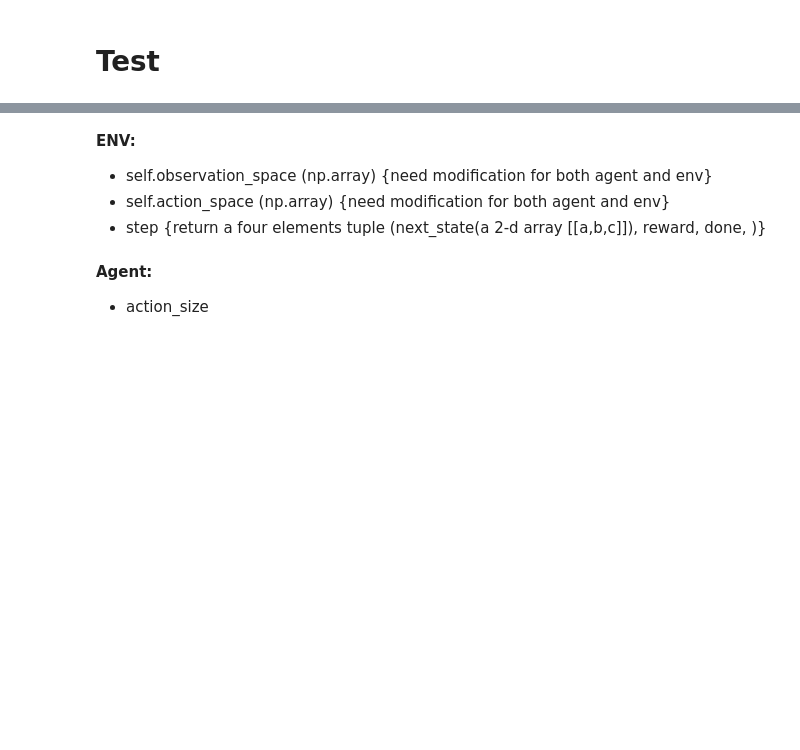
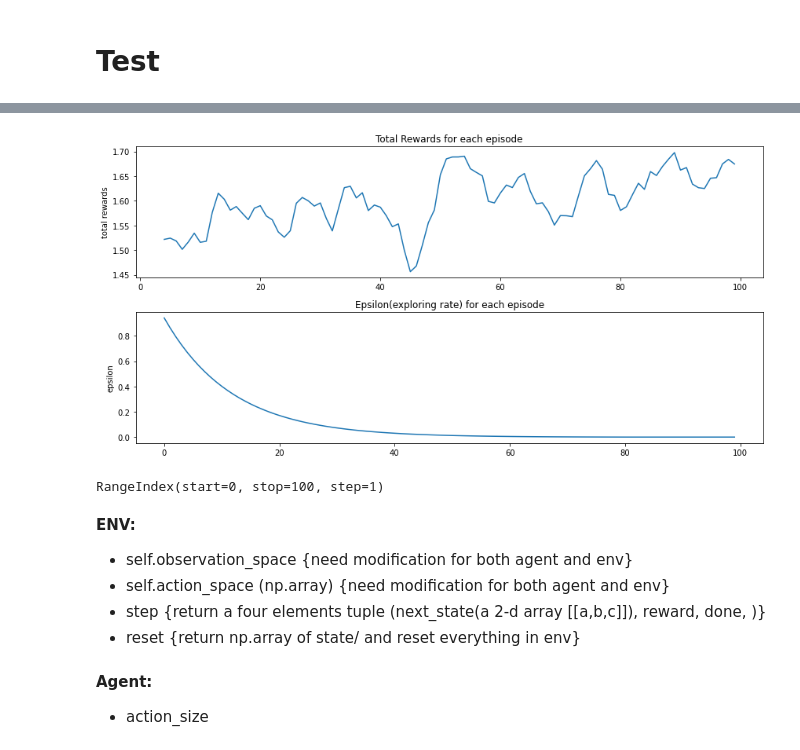
Before and after one commit to ChengLuFred/Portfolio-Selection-via-TBN, a Jupyter notebook: supplement/Lab_6_Deep_Q_Network.ipynb, the cells around one changed output, grey strips where cells are left out. Drawn from its saved outputs; the diff is of its cells as text; code cells hidden in the pictures; blank space fills up the shorter version.

```diff
--- a/supplement/Lab_6_Deep_Q_Network.ipynb
+++ b/supplement/Lab_6_Deep_Q_Network.ipynb
@@ -260,8 +376,31 @@ Discrete(2)
+# %%
+df = pd.DataFrame(history, columns =["episode", "total_time","epsilon",'reward'])
+df.set_index("episode")
+figs, axs = plt.subplots(nrows=2, ncols=1, figsize=(12, 6))
+
+axs[0].set_title('Total Rewards for each episode')
+axs[0].plot(df.index, df['reward'].rolling(5).mean())
+axs[0].set_ylabel('total rewards')
+
+axs[1].set_title('Epsilon(exploring rate) for each episode')
+axs[1].plot(df.index, df['epsilon'])
+axs[1].set_ylabel('epsilon')
+
+plt.tight_layout()
+# figs.savefig('picture/response_variable.jpg')
+plt.show()
+# %% [output]
+[figure, added]
+# %%
+df.index
+# %% [output]
+RangeIndex(start=0, stop=100, step=1)
 # %% [markdown]
 **ENV:**
-- self.observation_space (np.array) {need modification for both agent and env}
+- self.observation_space  {need modification for both agent and env}
 - self.action_space (np.array) {need modification for both agent and env}
-- step {return a four elements tuple (next_state(a 2-d array [[a,b,c]]), reward, done, )}
+- step {return a four elements tuple (next_state(a 2-d array \[[a,b,c]\]), reward, done, )}
+- reset {return np.array of state/ and reset everything in env}
 # %% [markdown]
 **Agent:**
 - action_size
```
Also changed, not shown: parts of 17 cells of this notebook, 9 other files.
